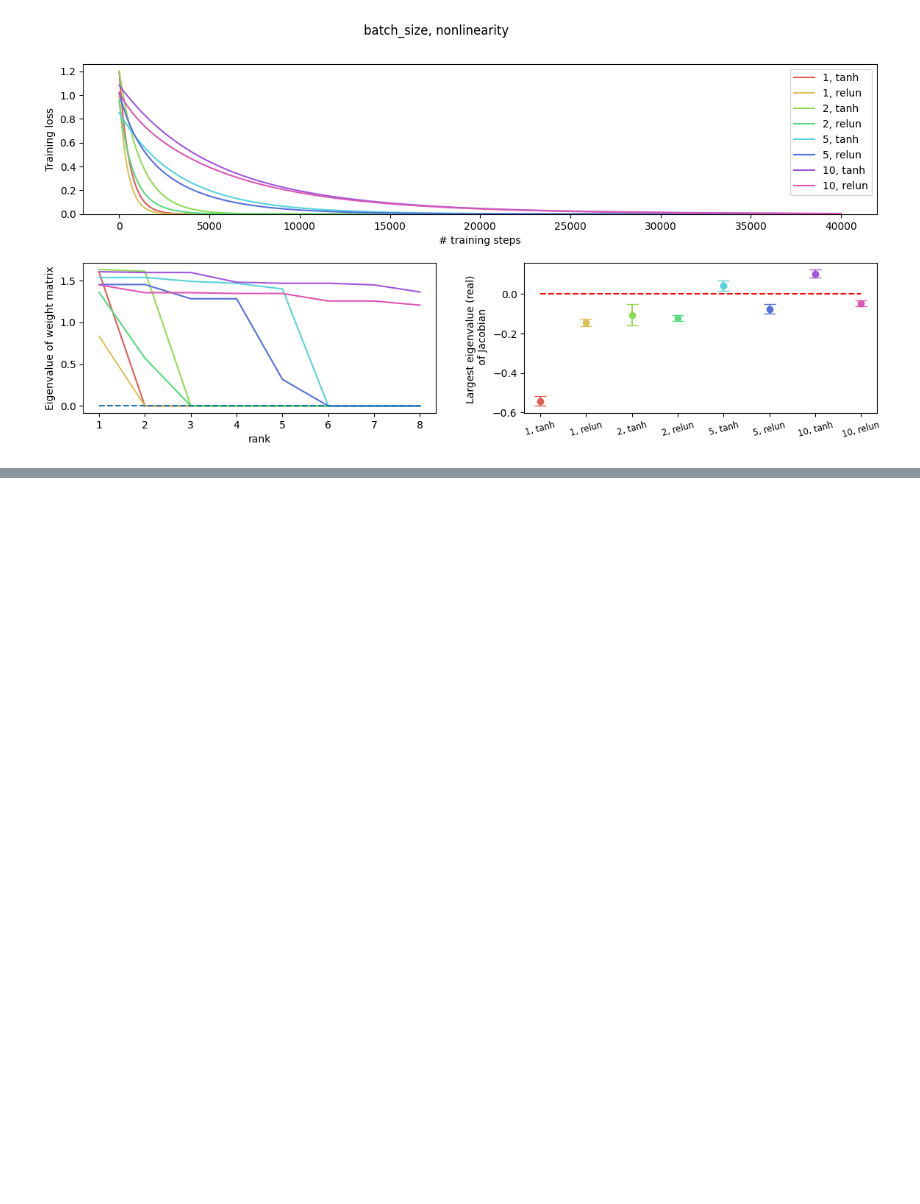
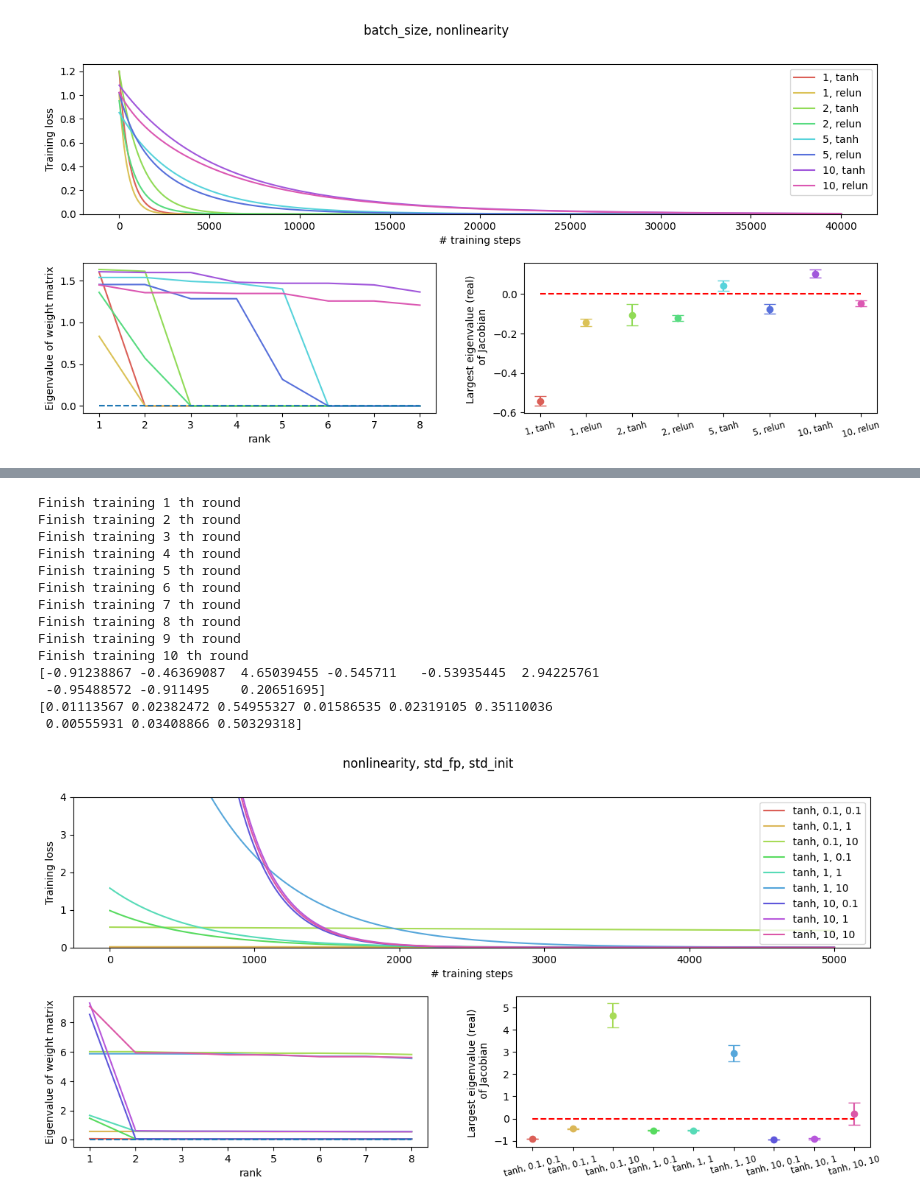
Before and after one commit to pc-Jiang/math_in_deep_learning, a Jupyter notebook: DSC_291_SP23.ipynb, the cells around one changed output, grey strips where cells are left out. Drawn from its saved outputs; the diff is of its cells as text; code cells hidden in the pictures; blank space fills up the shorter version.

```diff
--- a/DSC_291_SP23.ipynb
+++ b/DSC_291_SP23.ipynb
@@ -784,0 +818,33 @@ Finish training 10 th round
+# %%
+def learn_fixed_point_std_tanh():
+    config = LearnFixedPointConfig()
+    config_ranges = OrderedDict()
+    config_ranges['nonlinearity'] = ['tanh',]
+    # config.optimizer_type = 'AdamW'
+    config_ranges['std_fp'] = [0.1, 1, 10]
+    config_ranges['std_init'] = [0.1, 1, 10]
+    configs = vary_config(config,
+                config_ranges,
+                mode='combinatorial',
+                num_seed=1)
+    return configs
+
+configs_df = learn_fixed_point_std_tanh()
+std_tanh_result = get_training_variance(configs_df)
+analyze_result(std_tanh_result, configs_df.columns.values[:-2])
+# %% [output]
+Finish training 1 th round
+Finish training 2 th round
+Finish training 3 th round
+Finish training 4 th round
+Finish training 5 th round
+Finish training 6 th round
+Finish training 7 th round
+Finish training 8 th round
+Finish training 9 th round
+Finish training 10 th round
+[-0.91238867 -0.46369087  4.65039455 -0.545711   -0.53935445  2.94225761
+ -0.95488572 -0.911495    0.20651695]
+[0.01113567 0.02382472 0.54955327 0.01586535 0.02319105 0.35110036
+ 0.00555931 0.03408866 0.50329318]
+[figure, added]
```
Also changed, not shown: parts of 1 cell of this notebook.
